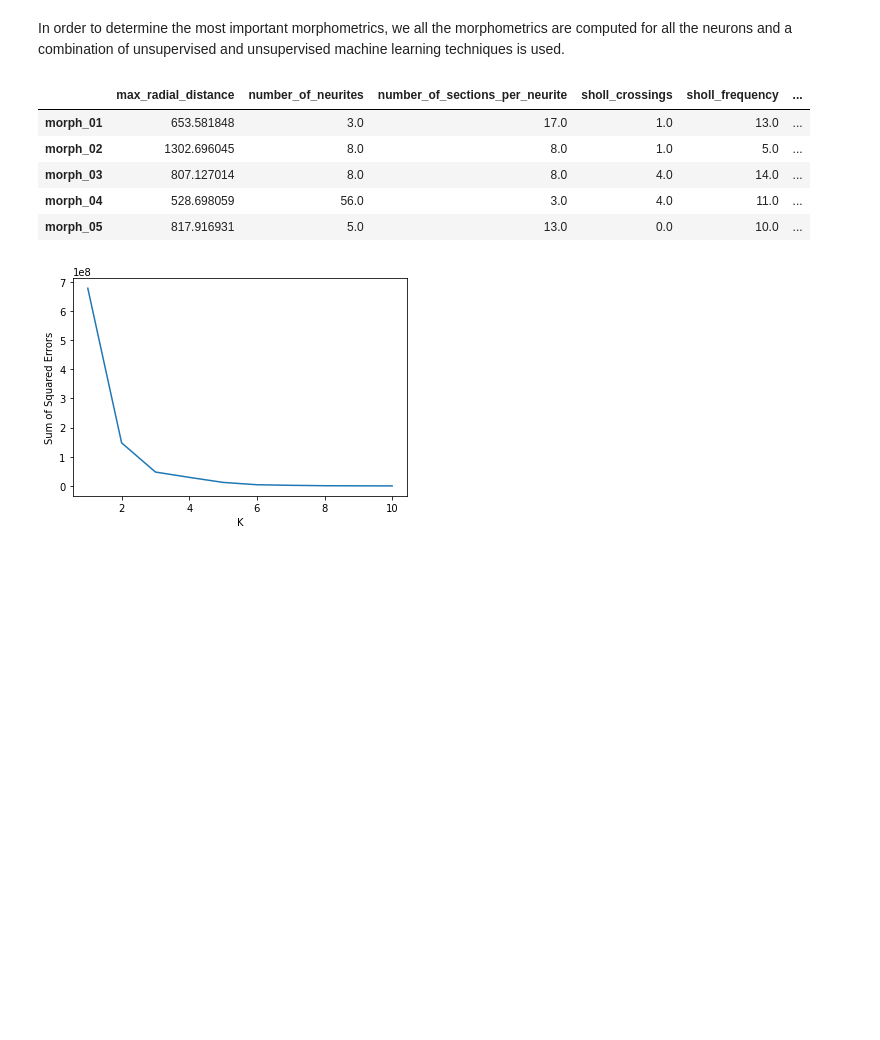
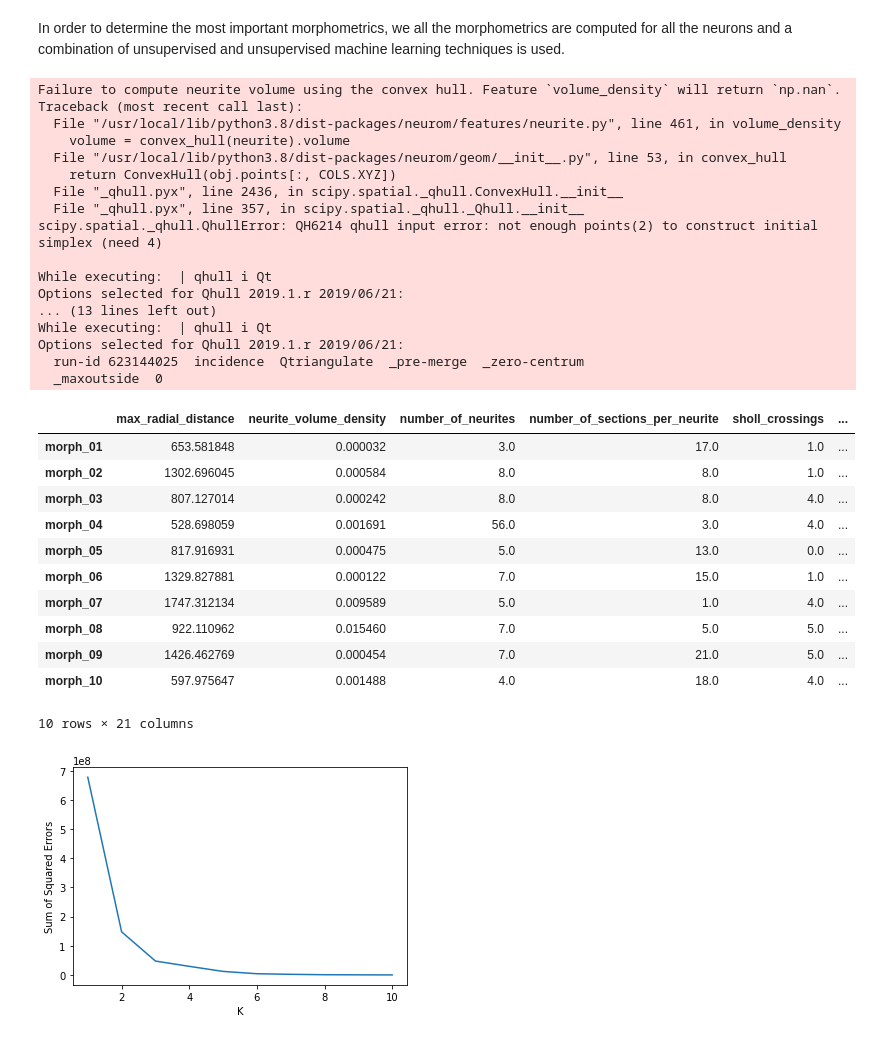
Before and after one commit to AlbrechtAlice/In-Silico-Neuroscience, a Jupyter notebook: Week2_HomeWorks.ipynb, the cells around one changed output. Cells and saved outputs as stored; diff of their text form; code cells hidden in the pictures; blank space fills up the shorter version.

```diff
--- a/Week2_HomeWorks.ipynb
+++ b/Week2_HomeWorks.ipynb
@@ -526,7 +539,7 @@ correct_cells = ['morph_01.swc',
                  'morph_10.swc'] # this is an exemple we need ot read the papers to know better
 # morphometrics
 features = ['max_radial_distance',
-            #'neurite_volume_density', ## casse les couilles ça créer d'office une erreur...
+            'neurite_volume_density', # possible NaN values by definition
             'number_of_neurites',
             'number_of_sections_per_neurite',
             'sholl_crossings',
@@ -548,32 +561,54 @@ features = ['max_radial_distance',
             'trunk_vectors']
 # %%
 # prepare the dataset for the machine learning technique by computing all the morphometrics of all the neurons
-
 median_all_neurons = []
 neuron_names = []
 
 for cell in correct_cells:
     neuron = nm.load_morphology("data/" + cell)
     neuron_names.append(cell[:-4])
 
-    ## EXTRACTION OF ALL THE FEATURES
+    # extraction of all possible features
     median_one_neuron = []
     for feature in features:
         feature_vals = nm.get(feature, neuron)
         median_feature = np.nanmedian(feature_vals) # get the mean of the values
         median_one_neuron.append(median_feature)
 
     median_all_neurons.append(median_one_neuron)
 
     # final dataset containing the metrics
 df_metrics = pd.DataFrame(median_all_neurons, columns = features, index = neuron_names)
-df_metrics.head()
+df_metrics
 # %% [output]
+Failure to compute neurite volume using the convex hull. Feature `volume_density` will return `np.nan`.
+Traceback (most recent call last):
+  File "/usr/local/lib/python3.8/dist-packages/neurom/features/neurite.py", line 461, in volume_density
+    volume = convex_hull(neurite).volume
+  File "/usr/local/lib/python3.8/dist-packages/neurom/geom/__init__.py", line 53, in convex_hull
+    return ConvexHull(obj.points[:, COLS.XYZ])
+  File "_qhull.pyx", line 2436, in scipy.spatial._qhull.ConvexHull.__init__
+  File "_qhull.pyx", line 357, in scipy.spatial._qhull._Qhull.__init__
+scipy.spatial._qhull.QhullError: QH6214 qhull input error: not enough points(2) to construct initial simplex (need 4)
+
+While executing:  | qhull i Qt
+Options selected for Qhull 2019.1.r 2019/06/21:
+... (13 lines left out)
+While executing:  | qhull i Qt
+Options selected for Qhull 2019.1.r 2019/06/21:
+  run-id 623144025  incidence  Qtriangulate  _pre-merge  _zero-centrum
+  _maxoutside  0
-|  | max_radial_distance | number_of_neurites | number_of_sections_per_neurite | sholl_crossings | sholl_frequency | ... |
-| morph_01 | 653.581848 | 3.0 | 17.0 | 1.0 | 13.0 | ... |
-| morph_02 | 1302.696045 | 8.0 | 8.0 | 1.0 | 5.0 | ... |
-| morph_03 | 807.127014 | 8.0 | 8.0 | 4.0 | 14.0 | ... |
-| morph_04 | 528.698059 | 56.0 | 3.0 | 4.0 | 11.0 | ... |
-| morph_05 | 817.916931 | 5.0 | 13.0 | 0.0 | 10.0 | ... |
+|  | max_radial_distance | neurite_volume_density | number_of_neurites | number_of_sections_per_neurite | sholl_crossings | ... |
+| morph_01 | 653.581848 | 0.000032 | 3.0 | 17.0 | 1.0 | ... |
+| morph_02 | 1302.696045 | 0.000584 | 8.0 | 8.0 | 1.0 | ... |
+| morph_03 | 807.127014 | 0.000242 | 8.0 | 8.0 | 4.0 | ... |
+| morph_04 | 528.698059 | 0.001691 | 56.0 | 3.0 | 4.0 | ... |
+| morph_05 | 817.916931 | 0.000475 | 5.0 | 13.0 | 0.0 | ... |
+| morph_06 | 1329.827881 | 0.000122 | 7.0 | 15.0 | 1.0 | ... |
+| morph_07 | 1747.312134 | 0.009589 | 5.0 | 1.0 | 4.0 | ... |
+| morph_08 | 922.110962 | 0.015460 | 7.0 | 5.0 | 5.0 | ... |
+| morph_09 | 1426.462769 | 0.000454 | 7.0 | 21.0 | 5.0 | ... |
+| morph_10 | 597.975647 | 0.001488 | 4.0 | 18.0 | 4.0 | ... |
+10 rows × 21 columns
 # %%
 # cluster the cells in different types using unsupervised machine learning technique (kmeans): find the optimal number of clusters using sse
```
Also changed, not shown: parts of 11 cells of this notebook.
